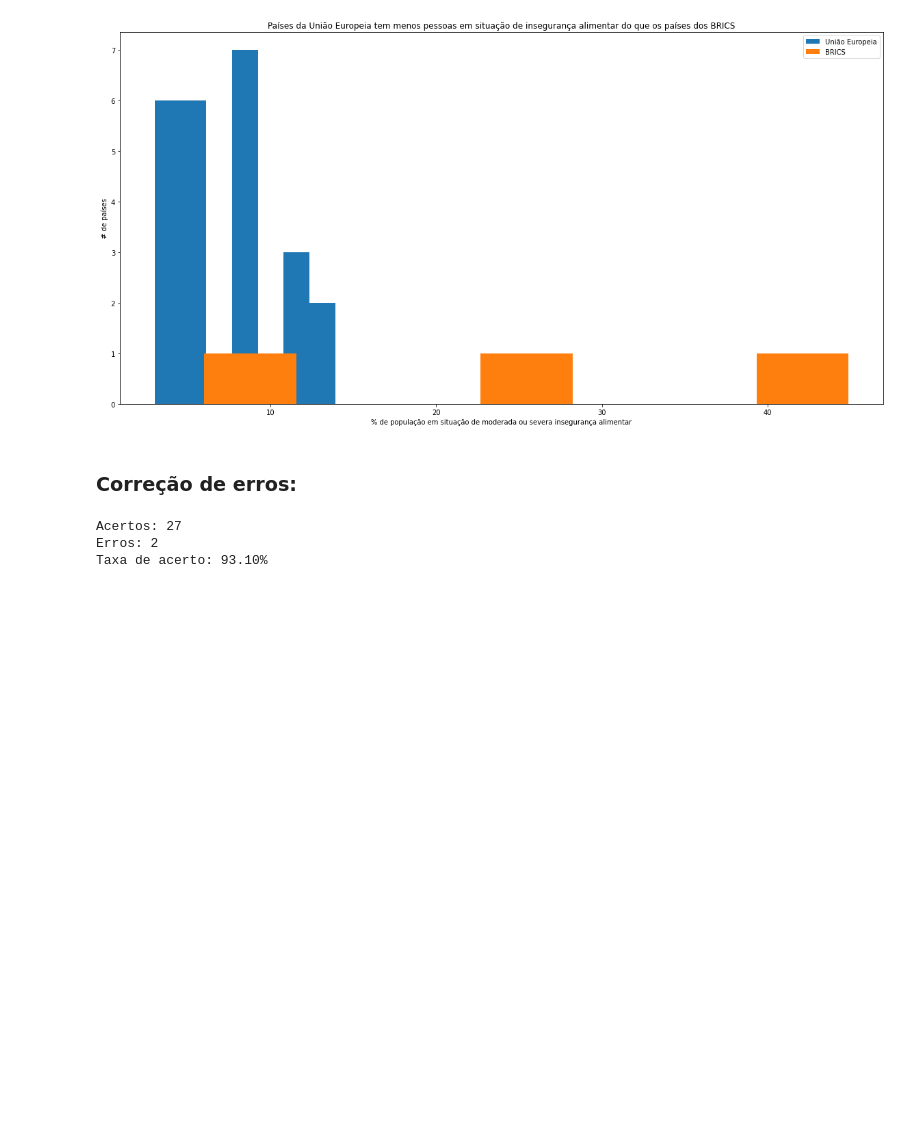
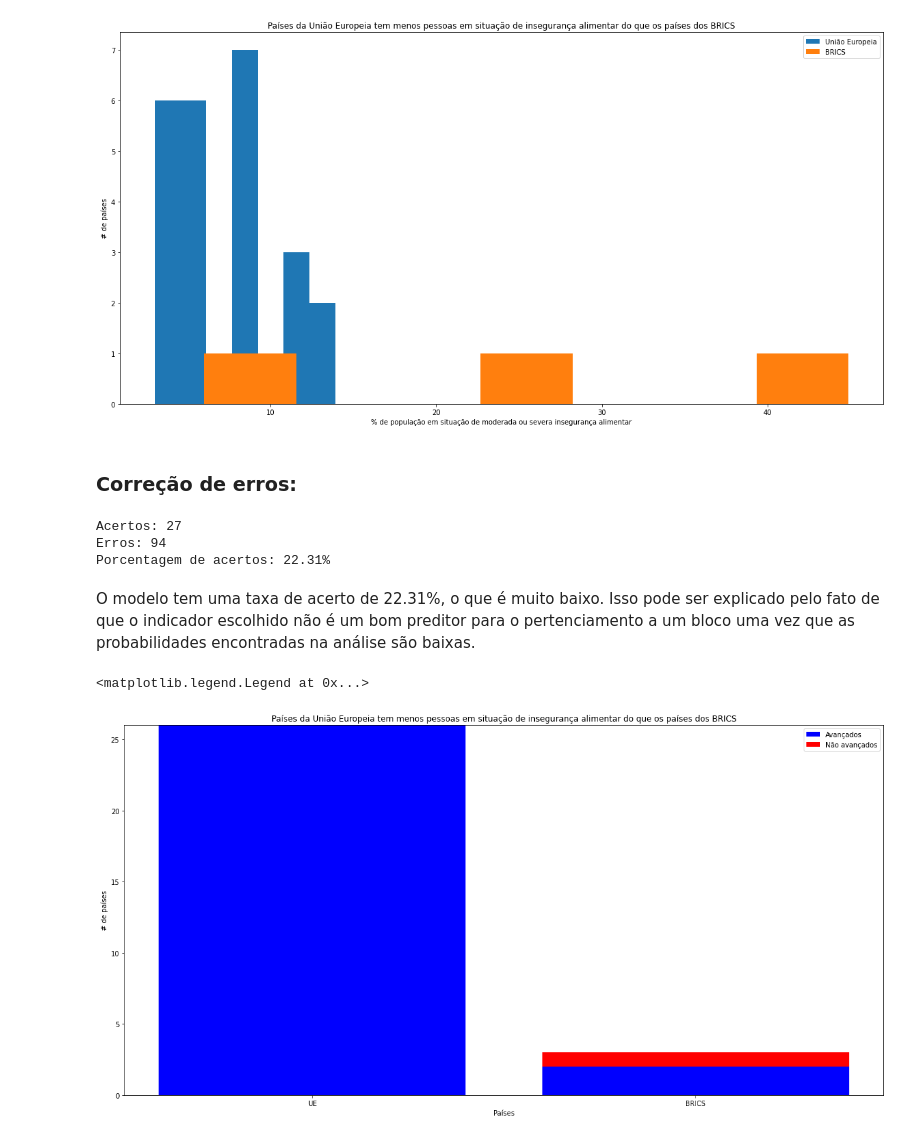
Before and after one commit to alfredjynx/APS-_Ciencia-de-Dados-Insper, a Jupyter notebook: APS3.ipynb, the cells around one changed output. Cells and saved outputs as stored; diff of their text form; code cells hidden in the pictures; blank space fills up the shorter version.

```diff
--- a/APS3.ipynb
+++ b/APS3.ipynb
@@ -283,30 +283,67 @@ media_mundial = float(df.loc['2019 [YR2019]']["World"])
 
 erros = 0
 acertos = 0
+constagem = 0
+for pais in df2.index:
+    constagem +=1
+    if df2[pais] != '..':
+        eh_avancado = float(df2[pais]) <= media_mundial
+        classificacao = classificador(eh_avancado)
 
-for pais in BRICS:
-    if df.loc['2019 [YR2019]'][pais] != '..':
-        pais_eh_avancado =  float(df.loc['2019 [YR2019]'][pais]) <= media_mundial
-        classificacao = classificador(pais_eh_avancado)
-        if classificacao == "BRICS":
-            acertos +=1
+        if pais in uniao_europeia:
+            if classificacao == "UE":
+                acertos +=1
+            else:
+                erros +=1
+        elif pais in BRICS:
+            if classificacao == "BRICS":
+                acertos +=1
+            else:
+                erros +=1
         else:
             erros +=1
 
-for pais in uniao_europeia:
-    if df.loc['2019 [YR2019]'][pais] != '..':
-        pais_eh_avancado =  float(df.loc['2019 [YR2019]'][pais]) <= media_mundial
-        classificacao = classificador(pais_eh_avancado)
-        if classificacao == "UE":
-            acertos +=1
-        else:
-            erros +=1
-
-print(f'''
-Acertos: {acertos}
-Erros: {erros}
-Taxa de acerto: {acertos/(acertos+erros)*100:.2f}%''')
+print(f'Acertos: {acertos}')
+print(f'Erros: {erros}')
+print(f'Porcentagem de acertos: {acertos/(acertos+erros)*100:.2f}%')
 # %% [output]
 Acertos: 27
-Erros: 2
-Taxa de acerto: 93.10%
+Erros: 94
+Porcentagem de acertos: 22.31%
+# %% [markdown]
+O modelo tem uma taxa de acerto de 22.31%, o que é muito baixo. Isso pode ser explicado pelo fato de que o indicador escolhido não é um bom preditor para o pertenciamento a um bloco uma vez que as probabilidades encontradas na análise são baixas.
+# %%
+
+# paises da ue avancados
+avancados_UE = []
+n_avancados_UE = []
+for pais in uniao_europeia:
+    if df.loc['2019 [YR2019]'][pais] != '..':
+        if float(df.loc['2019 [YR2019]'][pais]) <= media_mundial:
+            avancados_UE.append(pais)
+        else:
+            n_avancados_UE.append(pais)
+
+# paises dos brics avancados
+avancados_BRICS = []
+n_avancados_BRICS = []
+for pais in BRICS:
+    if df.loc['2019 [YR2019]'][pais] != '..':
+        if float(df.loc['2019 [YR2019]'][pais]) <= media_mundial:
+            avancados_BRICS.append(pais)
+        else:
+            n_avancados_BRICS.append(pais)
+
+# PLOT bar chart
+plt.figure(figsize=(20,10))
+plt.bar("UE", len(avancados_UE), color='blue')
+plt.bar("UE", len(n_avancados_UE), bottom=len(avancados_UE), color='red')
+plt.bar("BRICS", len(avancados_BRICS), color='blue')
+plt.bar("BRICS", len(n_avancados_BRICS), bottom=len(avancados_BRICS), color='red')
+plt.title('Países da União Europeia tem menos pessoas em situação de insegurança alimentar do que os países dos BRICS')
+plt.xlabel('Países')
+plt.ylabel('# de países')
+plt.legend(['Avançados', 'Não avançados'])
+# %% [output]
+<matplotlib.legend.Legend at 0x...>
+[figure, added]
```
Also changed, not shown: 1 other file.
